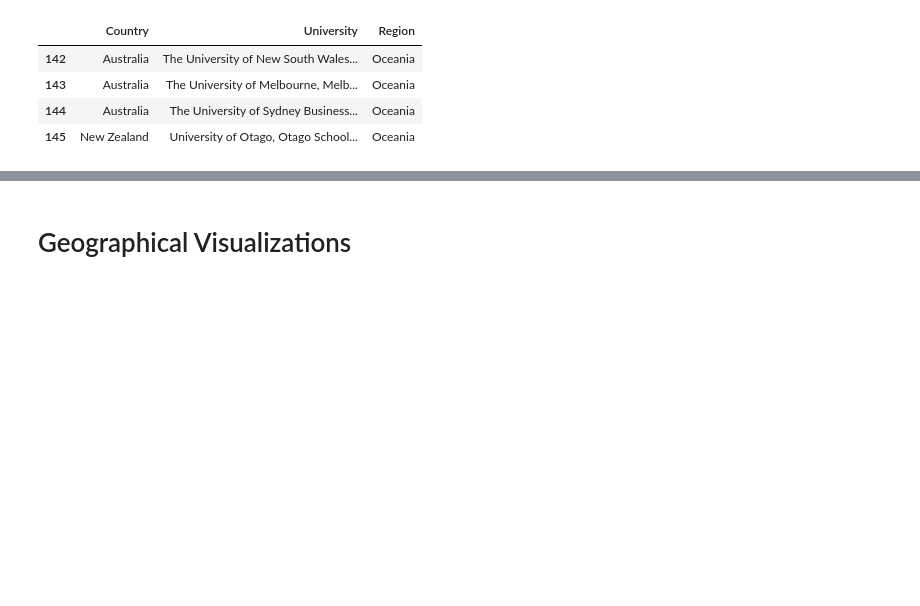
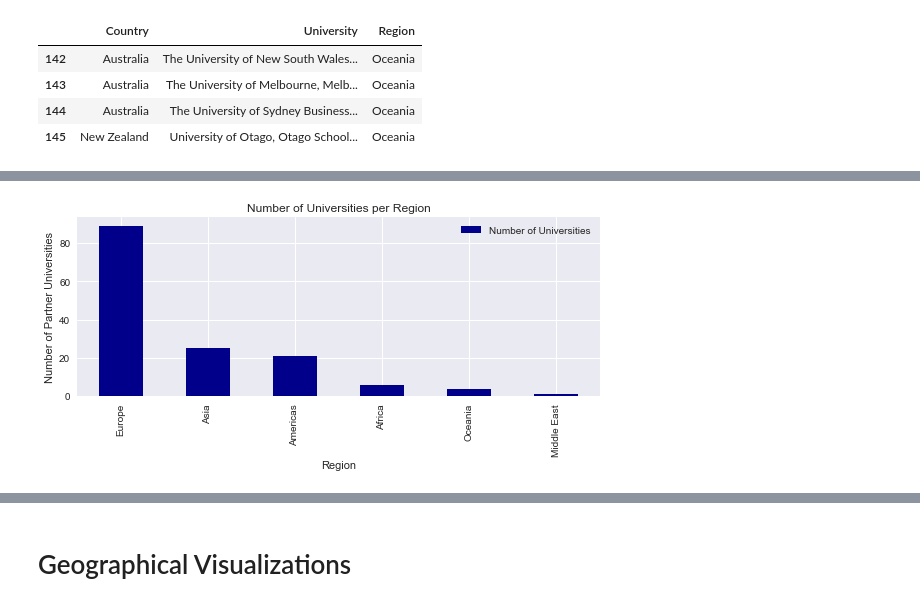
Before and after one commit to alexvmt/University-of-Cologne-Partner-Universities-2018, a Jupyter notebook: university of cologne partner universities 2018.ipynb, the cells around one changed output, grey strips where cells are left out. Drawn from its saved outputs; the diff is of its cells as text; code cells hidden in the pictures; blank space fills up the shorter version.

```diff
--- a/university of cologne partner universities 2018.ipynb
+++ b/university of cologne partner universities 2018.ipynb
@@ -328 +321,17 @@ Name: Country, dtype: int64
+# %%
+#histogram of universities per region
+
+universities_per_region = pd.DataFrame(df_final_countries_universities_map['Region'].value_counts()).reset_index()
+universities_per_region.columns = ['Region','Number of Universities']
+
+universities_per_region.plot(x='Region',
+                             y='Number of Universities',
+                             kind='bar',
+                             color='darkblue',
+                             figsize=(8,4),
+                             title='Number of Universities per Region')
+plt.ylabel('Number of Partner Universities')
+plt.tight_layout()
+# %% [output]
+[figure, added]
 # %%
```
Also changed, not shown: parts of 9 cells of this notebook.
